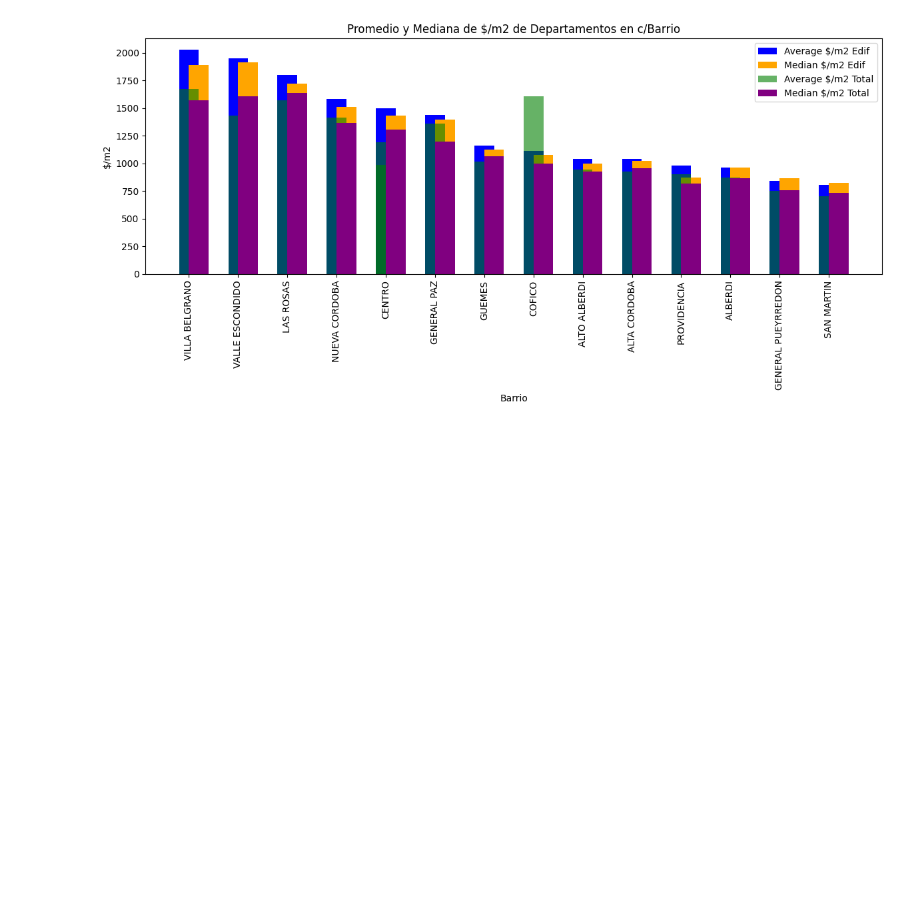
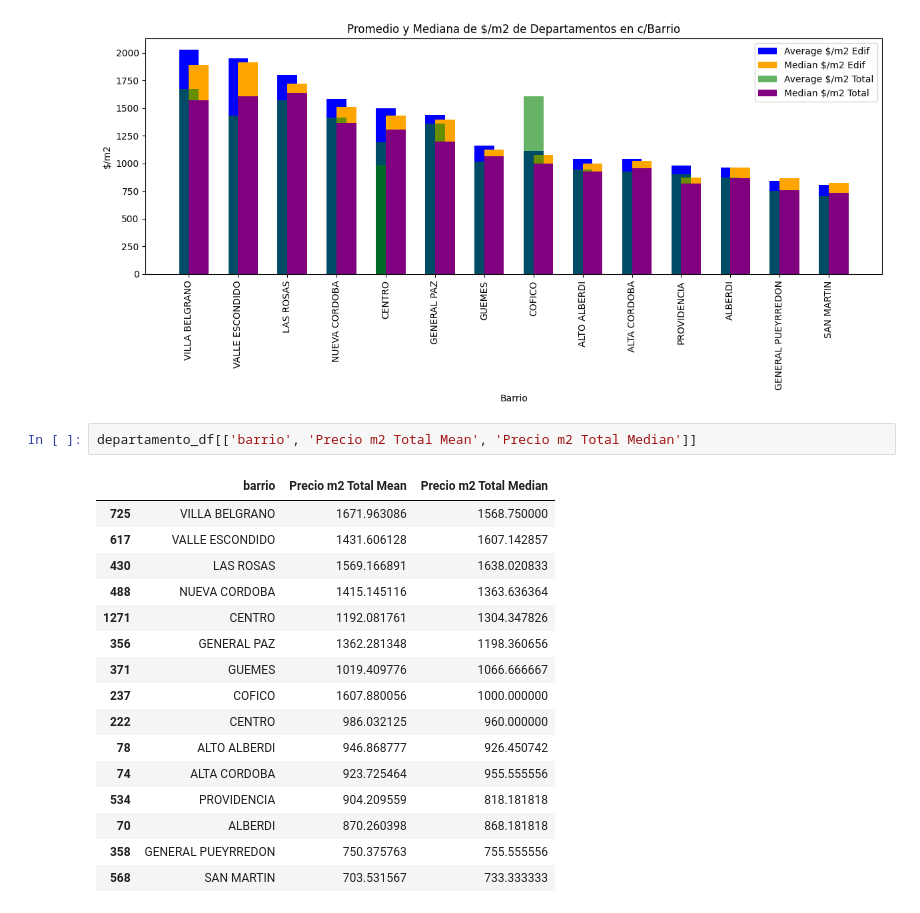
Before and after one commit to josecabralf/WebScraping, a Jupyter notebook: Pandas/nb_ZonaP.ipynb, the cells around one changed output. Drawn from its saved outputs; the diff is of its cells as text; blank space fills up the shorter version.

```diff
--- a/Pandas/ZonaP.ipynb
+++ b/Pandas/nb_ZonaP.ipynb
@@ -189,6 +181,25 @@ plt.show()
 # %% [output]
 15
 [figure]
+# %%
+departamento_df[['barrio', 'Precio m2 Total Mean', 'Precio m2 Total Median']]
+# %% [output]
+|  | barrio | Precio m2 Total Mean | Precio m2 Total Median |
+| 725 | VILLA BELGRANO | 1671.963086 | 1568.750000 |
+| 617 | VALLE ESCONDIDO | 1431.606128 | 1607.142857 |
+| 430 | LAS ROSAS | 1569.166891 | 1638.020833 |
+| 488 | NUEVA CORDOBA | 1415.145116 | 1363.636364 |
+| 1271 | CENTRO | 1192.081761 | 1304.347826 |
+| 356 | GENERAL PAZ | 1362.281348 | 1198.360656 |
+| 371 | GUEMES | 1019.409776 | 1066.666667 |
+| 237 | COFICO | 1607.880056 | 1000.000000 |
+| 222 | CENTRO | 986.032125 | 960.000000 |
+| 78 | ALTO ALBERDI | 946.868777 | 926.450742 |
+| 74 | ALTA CORDOBA | 923.725464 | 955.555556 |
+| 534 | PROVIDENCIA | 904.209559 | 818.181818 |
+| 70 | ALBERDI | 870.260398 | 868.181818 |
+| 358 | GENERAL PUEYRREDON | 750.375763 | 755.555556 |
+| 568 | SAN MARTIN | 703.531567 | 733.333333 |
 # %%
 import matplotlib.pyplot as plt
 
```
Also changed, not shown: parts of 3 cells of this notebook, 23 other files.
